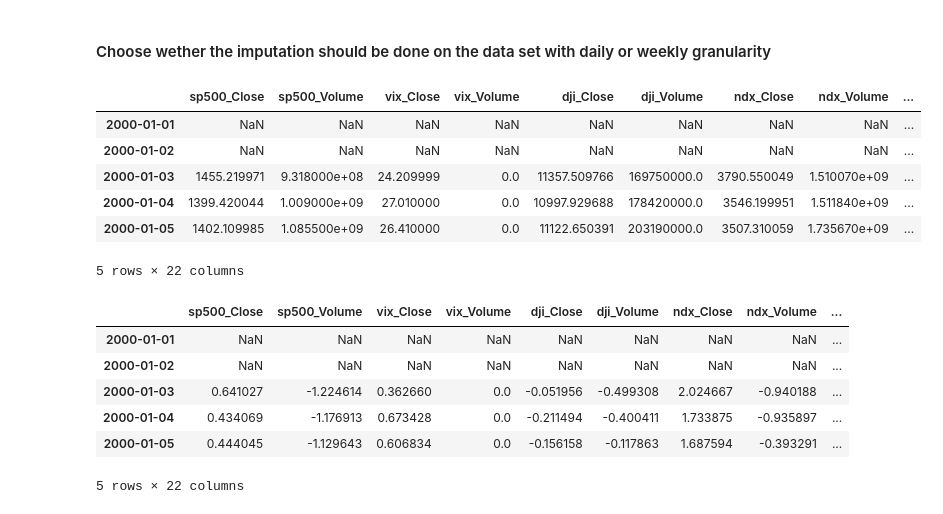
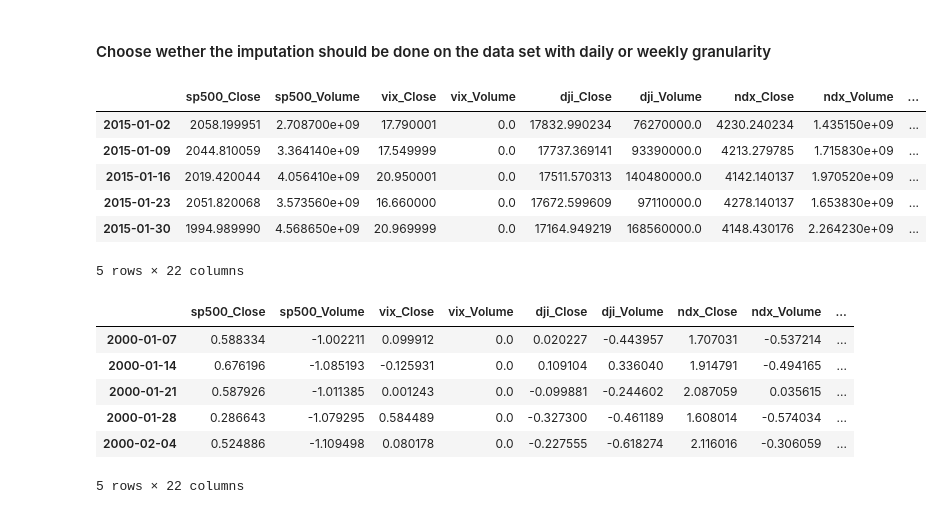
Before and after one commit to silvanaribeiro/TimeSeriesArticle, a Jupyter notebook: 05.00_Imputation Using KNN.ipynb, the cells around one changed output. Cells and saved outputs as stored; diff of their text form; code cells hidden in the pictures.

```diff
--- a/05.00_Imputation Using KNN.ipynb
+++ b/05.00_Imputation Using KNN.ipynb
@@ -9,34 +9,37 @@ from sklearn import preprocessing
 # %% [markdown]
 #### Choose wether the imputation should be done on the data set with daily or weekly granularity
 # %%
-INPUT, OUTPUT = 'CompleteIndexes.csv','KNNImputed.csv'
-#INPUT, OUTPUT = 'CompleteWeeklyIndexes.csv', 'KNNWeeklyImputed.csv'
+#INPUT, OUTPUT = 'CompleteIndexes.csv','KNNImputed.csv'
+INPUT, OUTPUT = 'CompleteWeeklyIndexes.csv', 'KNNWeeklyImputed.csv'
 # %%
 df = pd.read_csv(INPUT, parse_dates=True, index_col=0)
+df_test = df.loc['2015-01-02':] #Selecting test data
 df = df.loc['2000-01-01':'2015-01-01'] #Selecting training data
-df.head()
+df_test.head()
 # %% [output]
 |  | sp500_Close | sp500_Volume | vix_Close | vix_Volume | dji_Close | dji_Volume | ndx_Close | ndx_Volume | ... |
-| 2000-01-01 | NaN | NaN | NaN | NaN | NaN | NaN | NaN | NaN | ... |
-| 2000-01-02 | NaN | NaN | NaN | NaN | NaN | NaN | NaN | NaN | ... |
-| 2000-01-03 | 1455.219971 | 9.318000e+08 | 24.209999 | 0.0 | 11357.509766 | 169750000.0 | 3790.550049 | 1.510070e+09 | ... |
-| 2000-01-04 | 1399.420044 | 1.009000e+09 | 27.010000 | 0.0 | 10997.929688 | 178420000.0 | 3546.199951 | 1.511840e+09 | ... |
-| 2000-01-05 | 1402.109985 | 1.085500e+09 | 26.410000 | 0.0 | 11122.650391 | 203190000.0 | 3507.310059 | 1.735670e+09 | ... |
+| 2015-01-02 | 2058.199951 | 2.708700e+09 | 17.790001 | 0.0 | 17832.990234 | 76270000.0 | 4230.240234 | 1.435150e+09 | ... |
+| 2015-01-09 | 2044.810059 | 3.364140e+09 | 17.549999 | 0.0 | 17737.369141 | 93390000.0 | 4213.279785 | 1.715830e+09 | ... |
+| 2015-01-16 | 2019.420044 | 4.056410e+09 | 20.950001 | 0.0 | 17511.570313 | 140480000.0 | 4142.140137 | 1.970520e+09 | ... |
+| 2015-01-23 | 2051.820068 | 3.573560e+09 | 16.660000 | 0.0 | 17672.599609 | 97110000.0 | 4278.140137 | 1.653830e+09 | ... |
+| 2015-01-30 | 1994.989990 | 4.568650e+09 | 20.969999 | 0.0 | 17164.949219 | 168560000.0 | 4148.430176 | 2.264230e+09 | ... |
 5 rows × 22 columns
 # %%
 #Scaled data has zero mean and unit variance
 scaler = preprocessing.StandardScaler()
 scaler.fit(df)
 array = scaler.transform(df)
+array_test = scaler.transform(df_test)
 df_scaled = pd.DataFrame(data=array, index=df.index, columns=df.columns)
+df_test_scaled = pd.DataFrame(data=array_test, index=df_test.index, columns=df_test.columns)
 df_scaled.head()
 # %% [output]
 |  | sp500_Close | sp500_Volume | vix_Close | vix_Volume | dji_Close | dji_Volume | ndx_Close | ndx_Volume | ... |
-| 2000-01-01 | NaN | NaN | NaN | NaN | NaN | NaN | NaN | NaN | ... |
-| 2000-01-02 | NaN | NaN | NaN | NaN | NaN | NaN | NaN | NaN | ... |
-| 2000-01-03 | 0.641027 | -1.224614 | 0.362660 | 0.0 | -0.051956 | -0.499308 | 2.024667 | -0.940188 | ... |
-| 2000-01-04 | 0.434069 | -1.176913 | 0.673428 | 0.0 | -0.211494 | -0.400411 | 1.733875 | -0.935897 | ... |
-| 2000-01-05 | 0.444045 | -1.129643 | 0.606834 | 0.0 | -0.156158 | -0.117863 | 1.687594 | -0.393291 | ... |
+| 2000-01-07 | 0.588334 | -1.002211 | 0.099912 | 0.0 | 0.020227 | -0.443957 | 1.707031 | -0.537214 | ... |
+| 2000-01-14 | 0.676196 | -1.085193 | -0.125931 | 0.0 | 0.109104 | 0.336040 | 1.914791 | -0.494165 | ... |
+| 2000-01-21 | 0.587926 | -1.011385 | 0.001243 | 0.0 | -0.099881 | -0.244602 | 2.087059 | 0.035615 | ... |
+| 2000-01-28 | 0.286643 | -1.079295 | 0.584489 | 0.0 | -0.327300 | -0.461189 | 1.608014 | -0.574034 | ... |
+| 2000-02-04 | 0.524886 | -1.109498 | 0.080178 | 0.0 | -0.227555 | -0.618274 | 2.116016 | -0.306059 | ... |
 5 rows × 22 columns
 # %%
 imp = KNNImputer(n_neighbors=5, weights="uniform")
```
Also changed, not shown: parts of 5 cells of this notebook, 36 other files.
